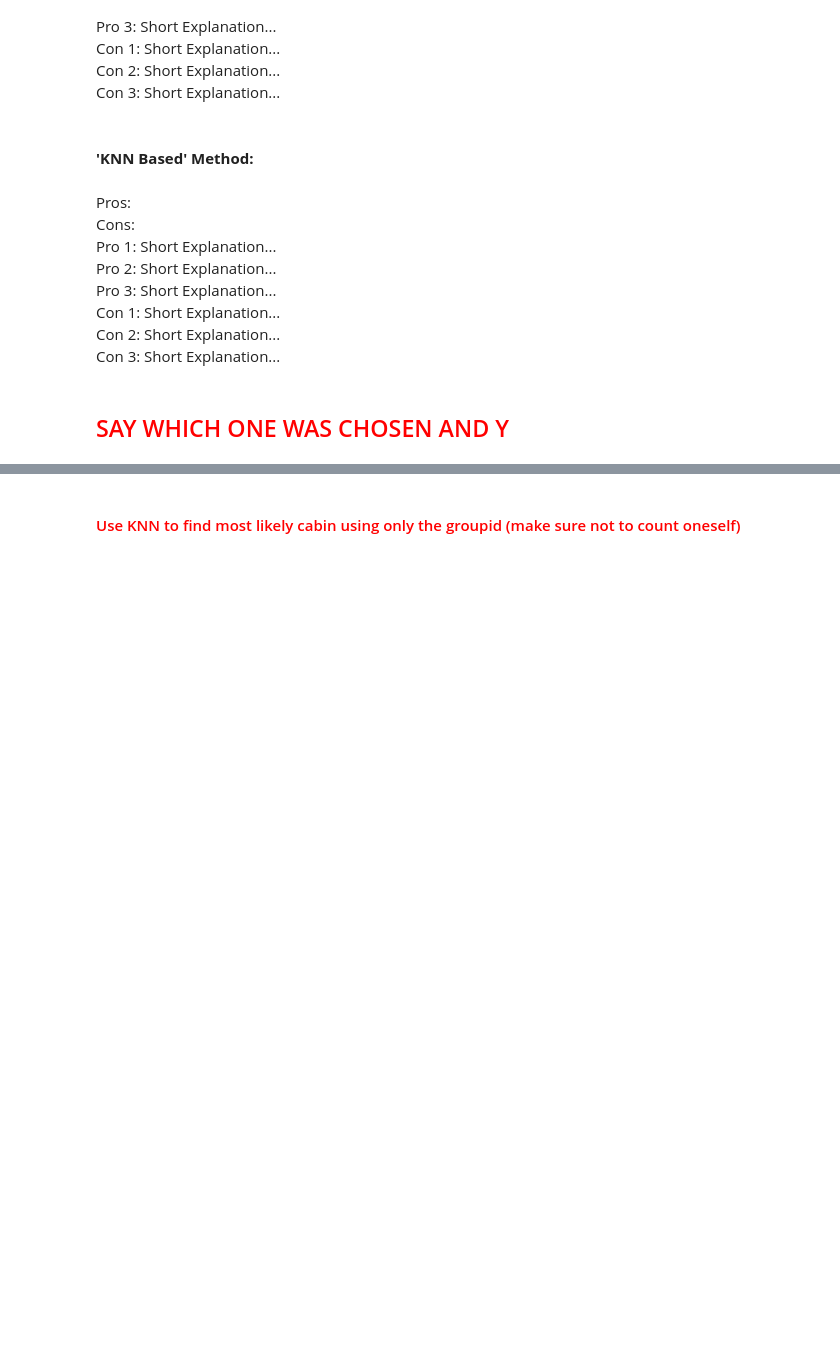
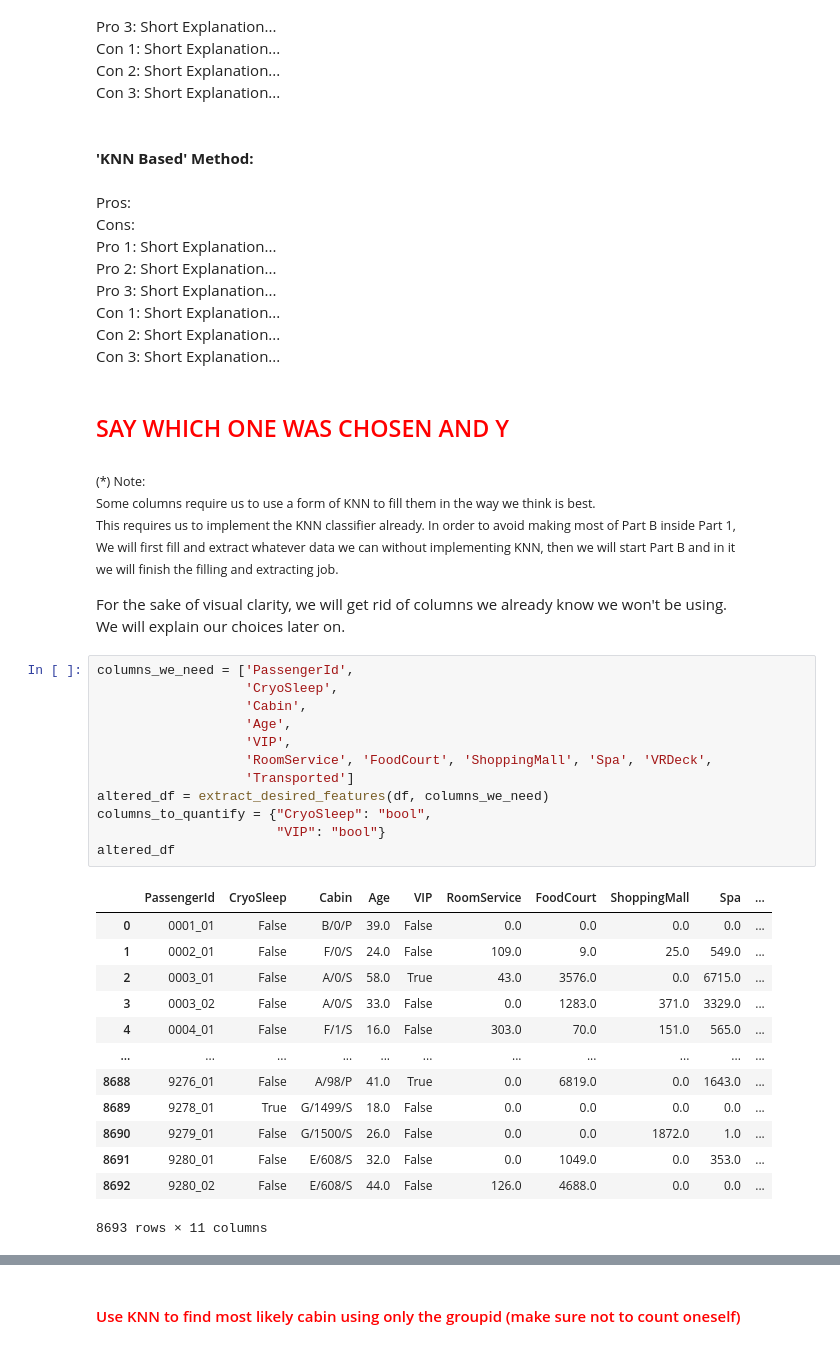
Before and after one commit to Ido-Studies/DSIP-Final-Project, a Jupyter notebook: src/Machine Learning/Machine_Learning_Part-DSIP_Concluding_Assignment.ipynb, the cells around one changed output, grey strips where cells are left out. Drawn from its saved outputs; the diff is of its cells as text; blank space fills up the shorter version.

```diff
--- a/src/Machine Learning/Machine_Learning_Part-DSIP_Concluding_Assignment.ipynb
+++ b/src/Machine Learning/Machine_Learning_Part-DSIP_Concluding_Assignment.ipynb
@@ -1182,3 +1235,40 @@ What are the pros and cons of each method?
 </div>
 # %% [markdown]
 <h2 style="color: red;">SAY WHICH ONE WAS CHOSEN AND Y</h2>
+# %% [markdown]
+<sub>
+(*) Note:<br>
+Some columns require us to use a form of KNN to fill them in the way we think is best.<br>
+This requires us to implement the KNN classifier already. In order to avoid making most of Part B inside Part 1,<br>
+We will first fill and extract whatever data we can without implementing KNN, then we will start Part B and in it<br>
+we will finish the filling and extracting job.
+</sub>
+# %% [markdown]
+For the sake of visual clarity, we will get rid of columns we already know we won't be using.<br>
+We will explain our choices later on.
+# %%
+columns_we_need = ['PassengerId',
+                   'CryoSleep',
+                   'Cabin',
+                   'Age',
+                   'VIP',
+                   'RoomService', 'FoodCourt', 'ShoppingMall', 'Spa', 'VRDeck',
+                   'Transported']
+altered_df = extract_desired_features(df, columns_we_need)
+columns_to_quantify = {"CryoSleep": "bool",
+                       "VIP": "bool"}
+altered_df
+# %% [output]
+|  | PassengerId | CryoSleep | Cabin | Age | VIP | RoomService | FoodCourt | ShoppingMall | Spa | ... |
+| 0 | 0001_01 | False | B/0/P | 39.0 | False | 0.0 | 0.0 | 0.0 | 0.0 | ... |
+| 1 | 0002_01 | False | F/0/S | 24.0 | False | 109.0 | 9.0 | 25.0 | 549.0 | ... |
+| 2 | 0003_01 | False | A/0/S | 58.0 | True | 43.0 | 3576.0 | 0.0 | 6715.0 | ... |
+| 3 | 0003_02 | False | A/0/S | 33.0 | False | 0.0 | 1283.0 | 371.0 | 3329.0 | ... |
+| 4 | 0004_01 | False | F/1/S | 16.0 | False | 303.0 | 70.0 | 151.0 | 565.0 | ... |
+| ... | ... | ... | ... | ... | ... | ... | ... | ... | ... | ... |
+| 8688 | 9276_01 | False | A/98/P | 41.0 | True | 0.0 | 6819.0 | 0.0 | 1643.0 | ... |
+| 8689 | 9278_01 | True | G/1499/S | 18.0 | False | 0.0 | 0.0 | 0.0 | 0.0 | ... |
+| 8690 | 9279_01 | False | G/1500/S | 26.0 | False | 0.0 | 0.0 | 1872.0 | 1.0 | ... |
+| 8691 | 9280_01 | False | E/608/S | 32.0 | False | 0.0 | 1049.0 | 0.0 | 353.0 | ... |
+| 8692 | 9280_02 | False | E/608/S | 44.0 | False | 126.0 | 4688.0 | 0.0 | 0.0 | ... |
+8693 rows × 11 columns
```
Also changed, not shown: parts of 53 cells of this notebook.
